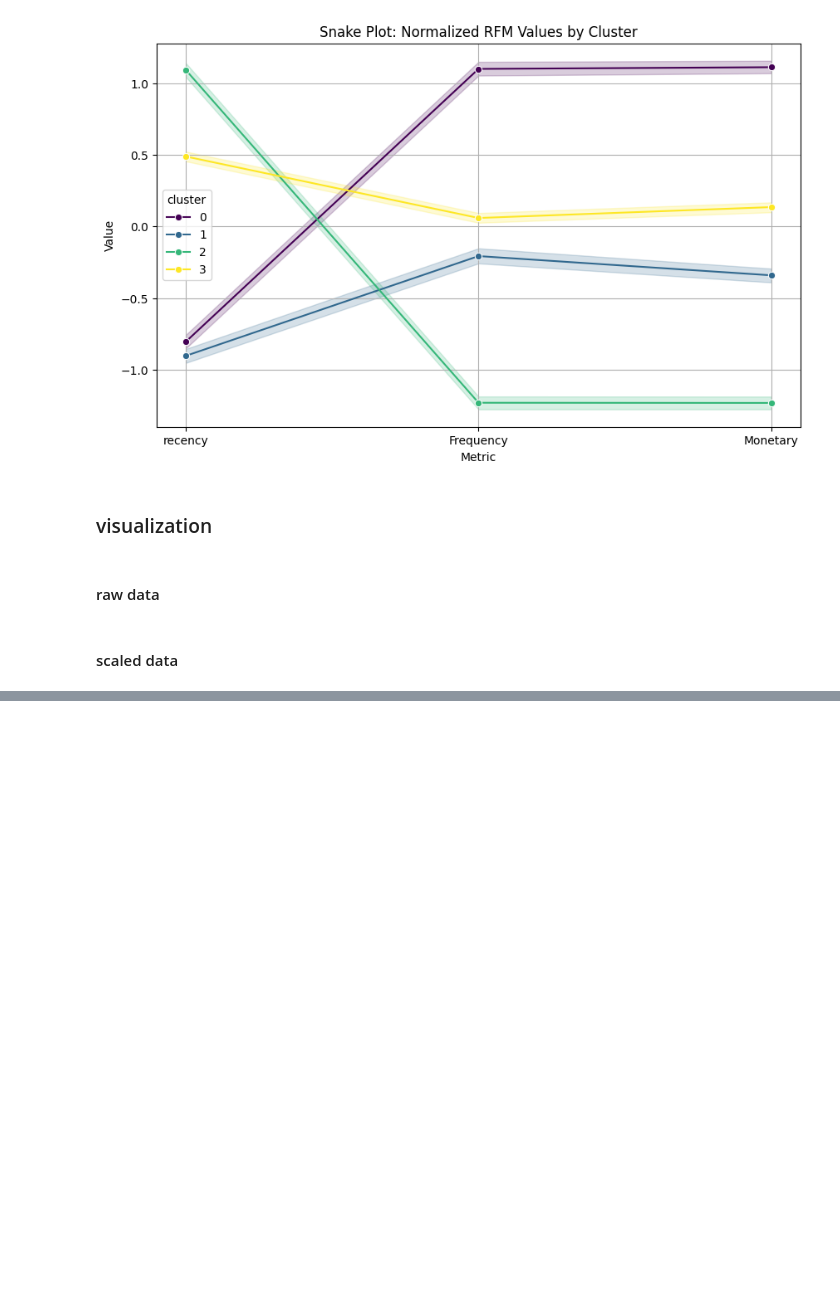
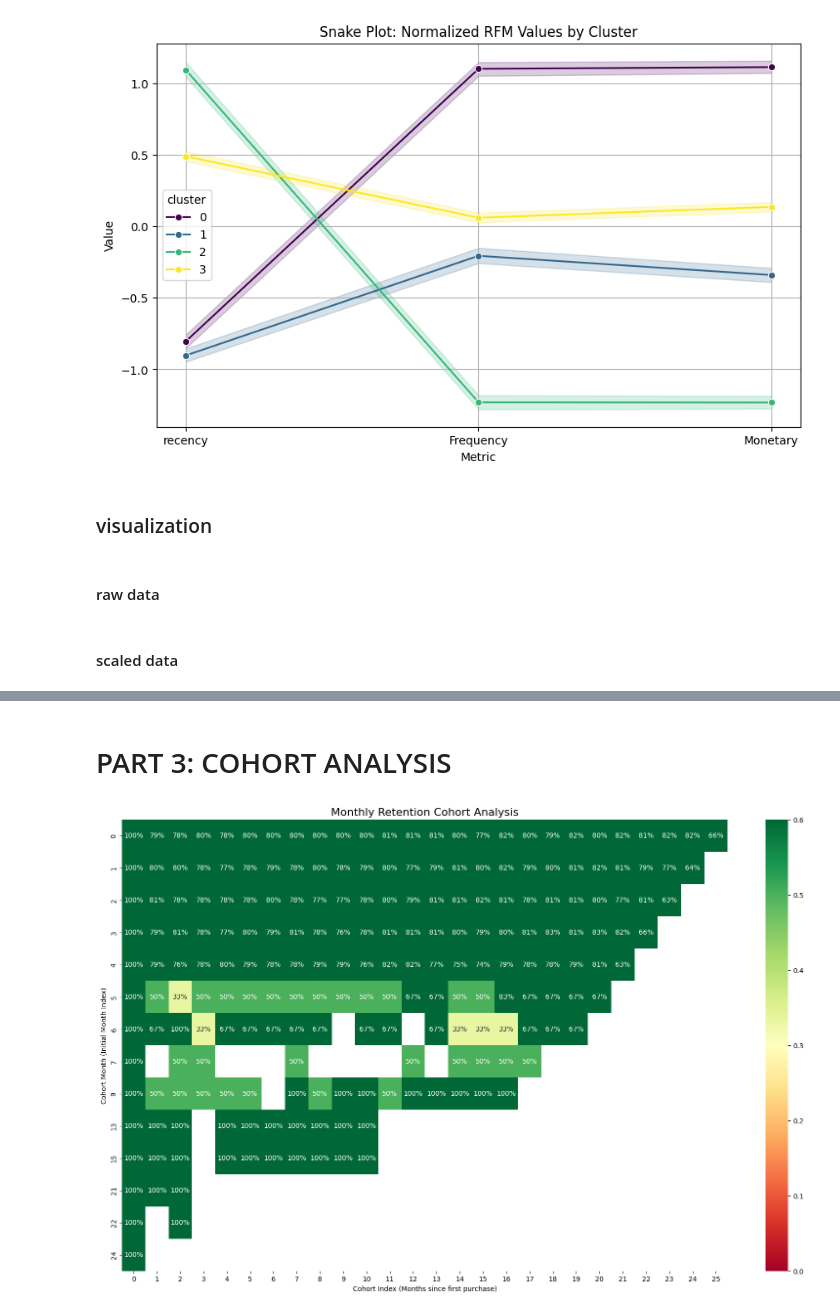
Before and after one commit to bich-le/DDM-Churn-Project, a Jupyter notebook: notebooks/02_Exploratory_Data_Analysis.ipynb, the cells around one changed output, grey strips where cells are left out. Cells and saved outputs as stored; diff of their text form; code cells hidden in the pictures; blank space fills up the shorter version.

```diff
--- a/notebooks/02_Exploratory_Data_Analysis.ipynb
+++ b/notebooks/02_Exploratory_Data_Analysis.ipynb
@@ -365,0 +801,31 @@ fig_3d.show()
+# %% [markdown]
+# PART 3: COHORT ANALYSIS
+# %%
+df = transactions_master.copy()
+
+df['cohort_month'] = df.groupby('household_key')['global_month_idx'].transform('min')
+df['cohort_index'] = df['global_month_idx'] - df['cohort_month']
+
+cohort_data = df.groupby(['cohort_month', 'cohort_index'])['household_key'].nunique().reset_index()
+cohort_pivot = cohort_data.pivot_table(index='cohort_month',
+                                     columns='cohort_index',
+                                     values='household_key')
+
+cohort_size = cohort_pivot.iloc[:, 0]
+retention = cohort_pivot.divide(cohort_size, axis=0)
+
+plt.figure(figsize=(20, 12))
+plt.title('Monthly Retention Cohort Analysis', fontsize=16)
+
+sns.heatmap(retention,
+            annot=True,
+            fmt='.0%',
+            cmap='RdYlGn',
+            vmin=0.0,
+            vmax=0.6)
+
+plt.xlabel('Cohort Index (Months since first purchase)')
+plt.ylabel('Cohort Month (Initial Month Index)')
+plt.show()
+# %% [output]
+[figure, added]
```
Also changed, not shown: parts of 31 cells of this notebook.
